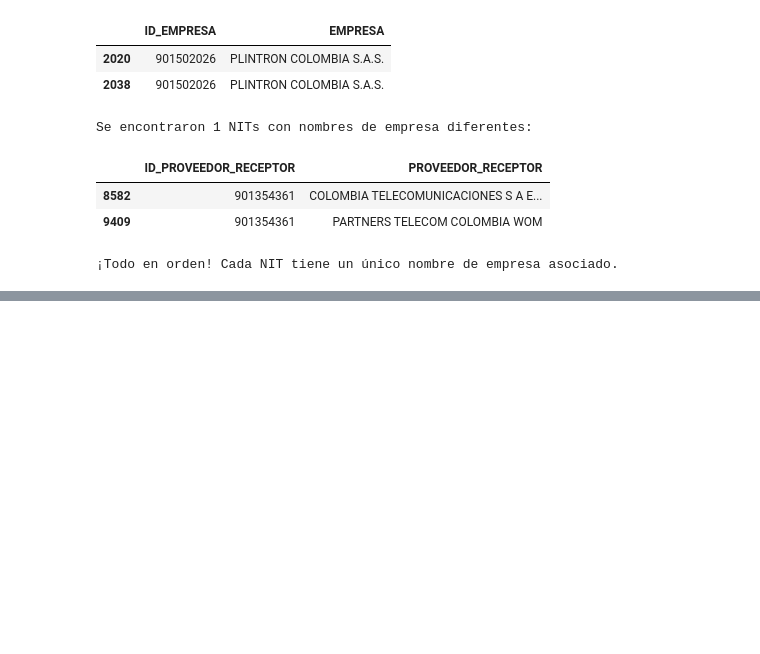
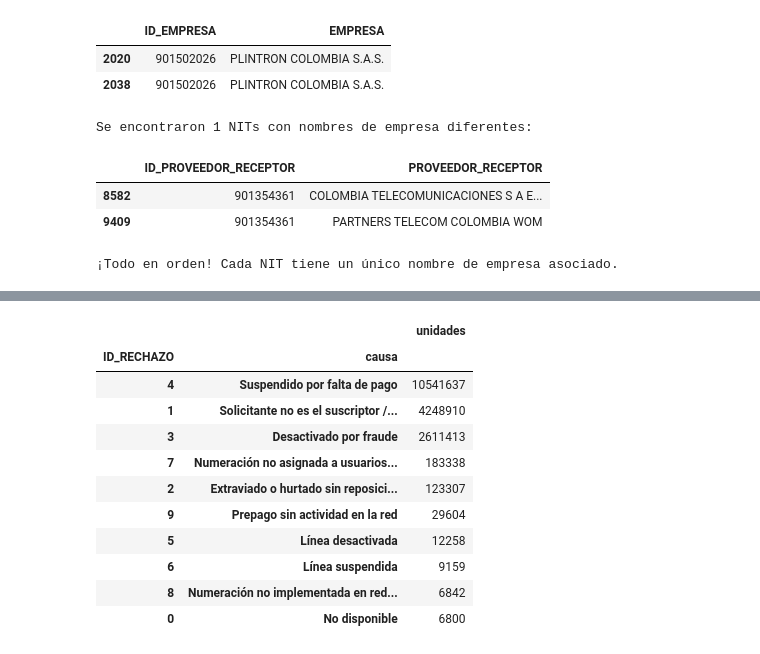
Before and after one commit to maragonv1/TrabajoGrado, a Jupyter notebook: Portaciones_Parte1.ipynb, the cells around one changed output, grey strips where cells are left out. Cells and saved outputs as stored; diff of their text form; code cells hidden in the pictures; blank space fills up the shorter version.

Commit message:
Adición y arreglo de las causas de rechazo.

```diff
--- a/Portaciones_Parte1.ipynb
+++ b/Portaciones_Parte1.ipynb
@@ -280,17 +270,0 @@ validacion.head().sort_values(by='PROVEEDOR_RECEPTOR', ascending=False)
-# %%
-# Corrección de nombres de empresas en df_rechazos según la equivalencia provista
-correcciones = {
-    830016046: 'AVANTEL S A S',
-    900092385: 'UNE EPM TELECOMUNICACIONES S.A.',
-    900848456: 'EZTALK MOBILE S.A.S.',
-    901354361: 'PARTNERS TELECOM COLOMBIA WOM'
-
-}
-
-for nit, nombre_correcto in correcciones.items():
-    df_rechazos.loc[df_rechazos  ['ID_PROVEEDOR_DONANTE'] == nit, 'PROVEEDOR_DONANTE'] = nombre_correcto
-    df_rechazos.loc[df_rechazos['ID_PROVEEDOR_RECEPTOR'] == nit, 'PROVEEDOR_RECEPTOR'] = nombre_correcto
-
-# Verificación de los cambios
-display(df_rechazos[df_rechazos['ID_PROVEEDOR_DONANTE'].isin(correcciones.keys())][['ID_PROVEEDOR_DONANTE', 'PROVEEDOR_DONANTE']].drop_duplicates())
-display(df_rechazos[df_rechazos['ID_PROVEEDOR_RECEPTOR'].isin(correcciones.keys())][['ID_PROVEEDOR_RECEPTOR', 'PROVEEDOR_RECEPTOR']].drop_duplicates())
@@ -307,0 +271,61 @@ display(df_rechazos[df_rechazos['ID_PROVEEDOR_RECEPTOR'].isin(correcciones.keys(
+# %%
+# ── Causas de rechazo ───────────────────────────────────────
+# Mapeos de causa corta y grupos temáticos
+CAUSA_CORTA = {
+    0: "No disponible",
+    1: "Solicitante no es el suscriptor / no autorizado",
+    2: "Extraviado o hurtado sin reposición SIM",
+    3: "Desactivado por fraude",
+    4: "Suspendido por falta de pago",
+    5: "Línea desactivada",
+    6: "Línea suspendida",
+    7: "Numeración no asignada a usuarios finales",
+    8: "Numeración no implementada en red donante",
+    9: "Prepago sin actividad en la red",
+}
+
+GRUPO_CAUSA = {
+    4: "Mora / obligaciones",
+    1: "Titularidad / fraude / hurto", 2: "Titularidad / fraude / hurto", 3: "Titularidad / fraude / hurto",
+    0: "Línea / numeración", 5: "Línea / numeración", 6: "Línea / numeración",
+    7: "Línea / numeración", 8: "Línea / numeración", 9: "Línea / numeración",
+}
+
+# Validación de que todos los IDs de rechazo están en nuestro diccionario
+assert set(df_rechazos["ID_RECHAZO"]) <= set(CAUSA_CORTA), "Hay un ID_RECHAZO nuevo: agrégalo a los diccionarios"
+
+# Mapear causas cortas y grupos temáticos
+df_rechazos["causa"] = df_rechazos["ID_RECHAZO"].map(CAUSA_CORTA)
+df_rechazos["grupo_causa"] = df_rechazos["ID_RECHAZO"].map(GRUPO_CAUSA)
+
+# Crear dinámicamente el diccionario de Operadores por ID a partir de los nombres existentes en los datos
+OPERADOR_POR_ID = {}
+# De df_donante
+if 'ID_EMPRESA' in df_donante.columns and 'EMPRESA' in df_donante.columns:
+    OPERADOR_POR_ID.update(df_donante.set_index('ID_EMPRESA')['EMPRESA'].to_dict())
+# De df_rechazos (receptores)
+if 'ID_PROVEEDOR_RECEPTOR' in df_rechazos.columns and 'PROVEEDOR_RECEPTOR' in df_rechazos.columns:
+    OPERADOR_POR_ID.update(df_rechazos.set_index('ID_PROVEEDOR_RECEPTOR')['PROVEEDOR_RECEPTOR'].to_dict())
+# De df_rechazos (donantes)
+if 'ID_PROVEEDOR_DONANTE' in df_rechazos.columns and 'PROVEEDOR_DONANTE' in df_rechazos.columns:
+    OPERADOR_POR_ID.update(df_rechazos.set_index('ID_PROVEEDOR_DONANTE')['PROVEEDOR_DONANTE'].to_dict())
+
+# Mapear nombres de operador donante y receptor
+df_rechazos["donante"]  = df_rechazos["ID_PROVEEDOR_DONANTE"].map(OPERADOR_POR_ID)
+df_rechazos["receptor"] = df_rechazos["ID_PROVEEDOR_RECEPTOR"].map(OPERADOR_POR_ID)
+
+# Mostrar el resumen de unidades rechazadas agrupadas por causa
+display(df_rechazos.groupby(["ID_RECHAZO", "causa"])["CANTIDAD"].sum().sort_values(ascending=False).to_frame("unidades"))
+# %% [output]
+|  |  | unidades |
+| ID_RECHAZO | causa |  |
+| 4 | Suspendido por falta de pago | 10541637 |
+| 1 | Solicitante no es el suscriptor /... | 4248910 |
+| 3 | Desactivado por fraude | 2611413 |
+| 7 | Numeración no asignada a usuarios... | 183338 |
+| 2 | Extraviado o hurtado sin reposici... | 123307 |
+| 9 | Prepago sin actividad en la red | 29604 |
+| 5 | Línea desactivada | 12258 |
+| 6 | Línea suspendida | 9159 |
+| 8 | Numeración no implementada en red... | 6842 |
+| 0 | No disponible | 6800 |
```
Also changed, not shown: parts of 3 cells of this notebook.
